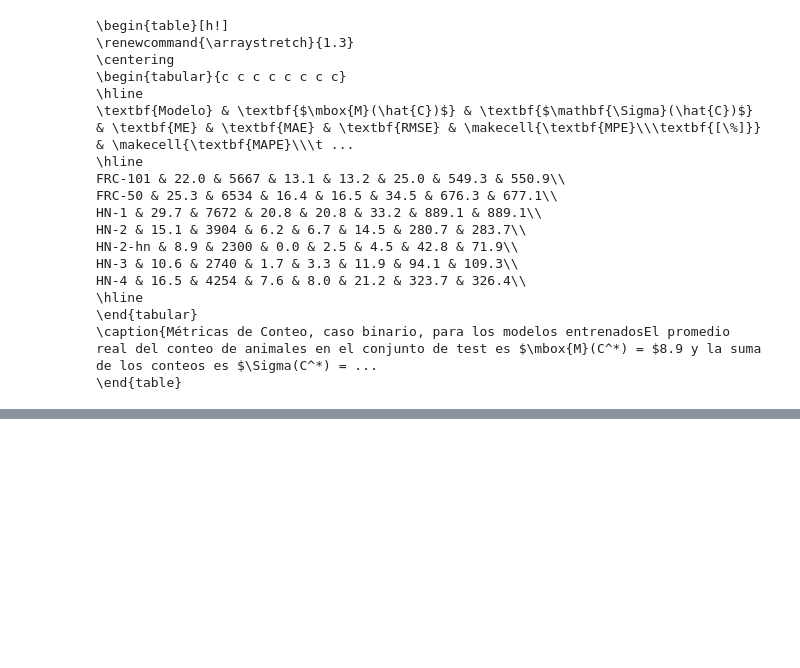
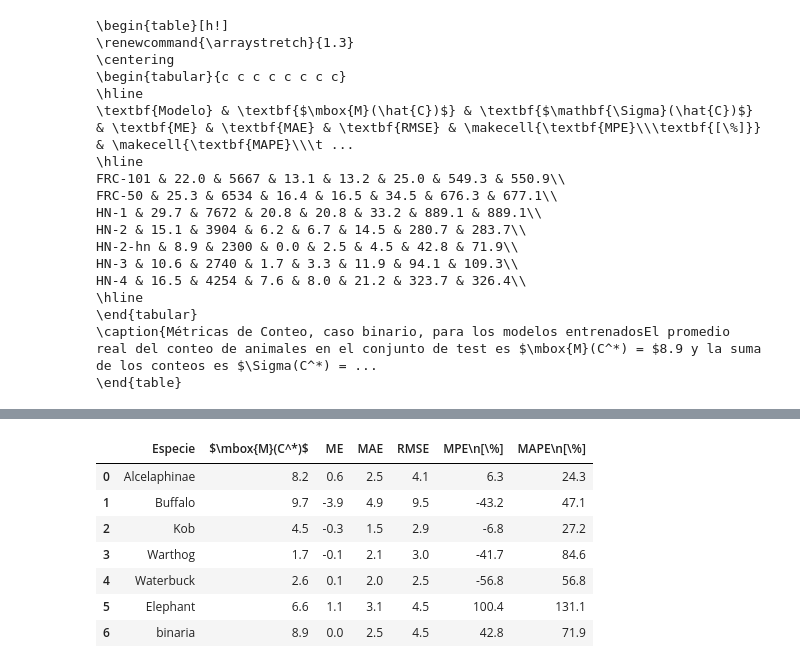
Before and after one commit to maia-2025-vision/proyecto-de-grado, a Jupyter notebook: notebooks/collect-binary-metrics.ipynb, the cells around one changed output, grey strips where cells are left out. Saved outputs shown, nothing was run; the diff lists cells and outputs as text; code cells hidden in the pictures; blank space fills up the shorter version.

```diff
--- a/notebooks/collect-binary-metrics.ipynb
+++ b/notebooks/collect-binary-metrics.ipynb
@@ -341,0 +467,13 @@ HN-4 & 16.5 & 4254 & 7.6 & 8.0 & 21.2 & 323.7 & 326.4\\
+# %%
+df = pd.read_csv(BASE_CNT / "herdnet_v2_hn2_full_imgs/aggregated_count_metrics_v2.csv")
+df_hn2_hn = massage_cnt_metrics(df)
+df_hn2_hn
+# %% [output]
+|  | Especie | $\mbox{M}(C^*)$ | ME | MAE | RMSE | MPE\n[\%] | MAPE\n[\%] |
+| 0 | Alcelaphinae | 8.2 | 0.6 | 2.5 | 4.1 | 6.3 | 24.3 |
+| 1 | Buffalo | 9.7 | -3.9 | 4.9 | 9.5 | -43.2 | 47.1 |
+| 2 | Kob | 4.5 | -0.3 | 1.5 | 2.9 | -6.8 | 27.2 |
+| 3 | Warthog | 1.7 | -0.1 | 2.1 | 3.0 | -41.7 | 84.6 |
+| 4 | Waterbuck | 2.6 | 0.1 | 2.0 | 2.5 | -56.8 | 56.8 |
+| 5 | Elephant | 6.6 | 1.1 | 3.1 | 4.5 | 100.4 | 131.1 |
+| 6 | binaria | 8.9 | 0.0 | 2.5 | 4.5 | 42.8 | 71.9 |
```
Also changed, not shown: parts of 14 cells of this notebook.
